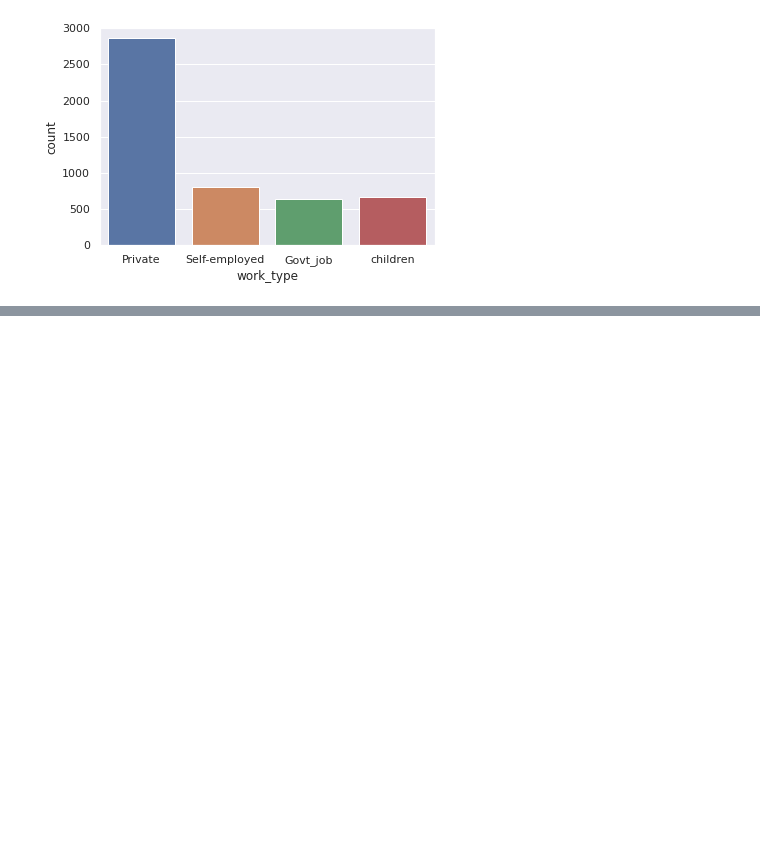
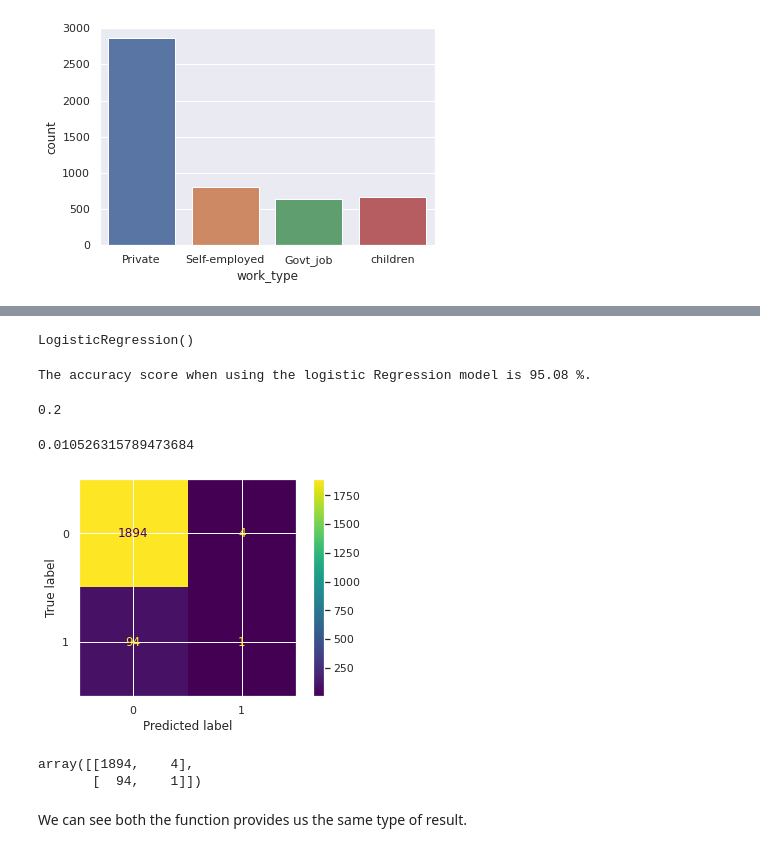
Before and after one commit to mahii6991/Kaggle_Projects, a Jupyter notebook: brain-stroke-dataset.ipynb, the cells around one changed output, grey strips where cells are left out. Drawn from its saved outputs; the diff is of its cells as text; code cells hidden in the pictures; blank space fills up the shorter version.

Commit message:
Kaggle Notebook | Brain Stroke Dataset | Version 4

```diff
--- a/brain-stroke-dataset.ipynb
+++ b/brain-stroke-dataset.ipynb
@@ -97,0 +121,2 @@ sns.scatterplot(x=data.iloc[:,1],y=data.iloc[:,8])
+# %%
+y = data.stroke
@@ -97,0 +136,3 @@ sns.scatterplot(x=data.iloc[:,1],y=data.iloc[:,8])
+# %%
+onehot_encoder = OneHotEncoder(sparse=False)
+X = onehot_encoder.fit_transform(X)
@@ -97,0 +151,2 @@ sns.scatterplot(x=data.iloc[:,1],y=data.iloc[:,8])
+# %%
+X_train , X_test , y_train , y_test = train_test_split(X , y , test_size = 0.4)
@@ -97,0 +165,5 @@ sns.scatterplot(x=data.iloc[:,1],y=data.iloc[:,8])
+# %%
+logit = LogisticRegression()
+logit.fit(X_train, y_train)
+# %% [output]
+LogisticRegression()
@@ -97,0 +172,27 @@ sns.scatterplot(x=data.iloc[:,1],y=data.iloc[:,8])
+# %%
+from sklearn import metrics
+
+print("The accuracy score when using the logistic Regression model is {} %.".format(round(metrics.accuracy_score(y_pred, y_test)*100,2)))
+# %% [output]
+The accuracy score when using the logistic Regression model is 95.08 %.
+# %%
+metrics.precision_score(y_test,y_pred)
+# %% [output]
+0.2
+# %%
+metrics.recall_score(y_test,y_pred)
+# %% [output]
+0.010526315789473684
+# %%
+from sklearn.metrics import plot_confusion_matrix
+plot_confusion_matrix(logit, X_test, y_test)
+plt.show()
+# %% [output]
+[figure, added]
+# %%
+metrics.confusion_matrix(y_test,y_pred)
+# %% [output]
+array([[1894,    4],
+       [  94,    1]])
+# %% [markdown]
+We can see both the function provides us the same type of result.
```
Also changed, not shown: parts of 21 cells of this notebook.
